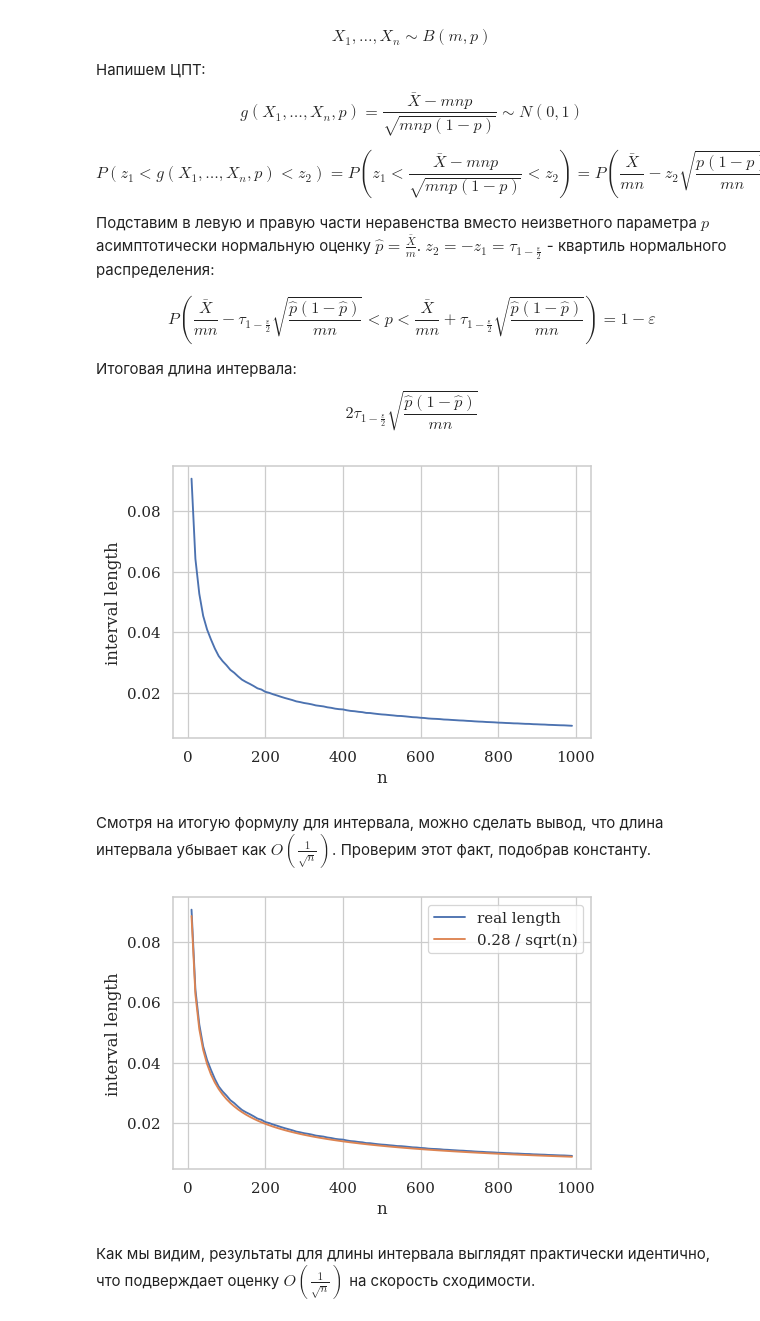
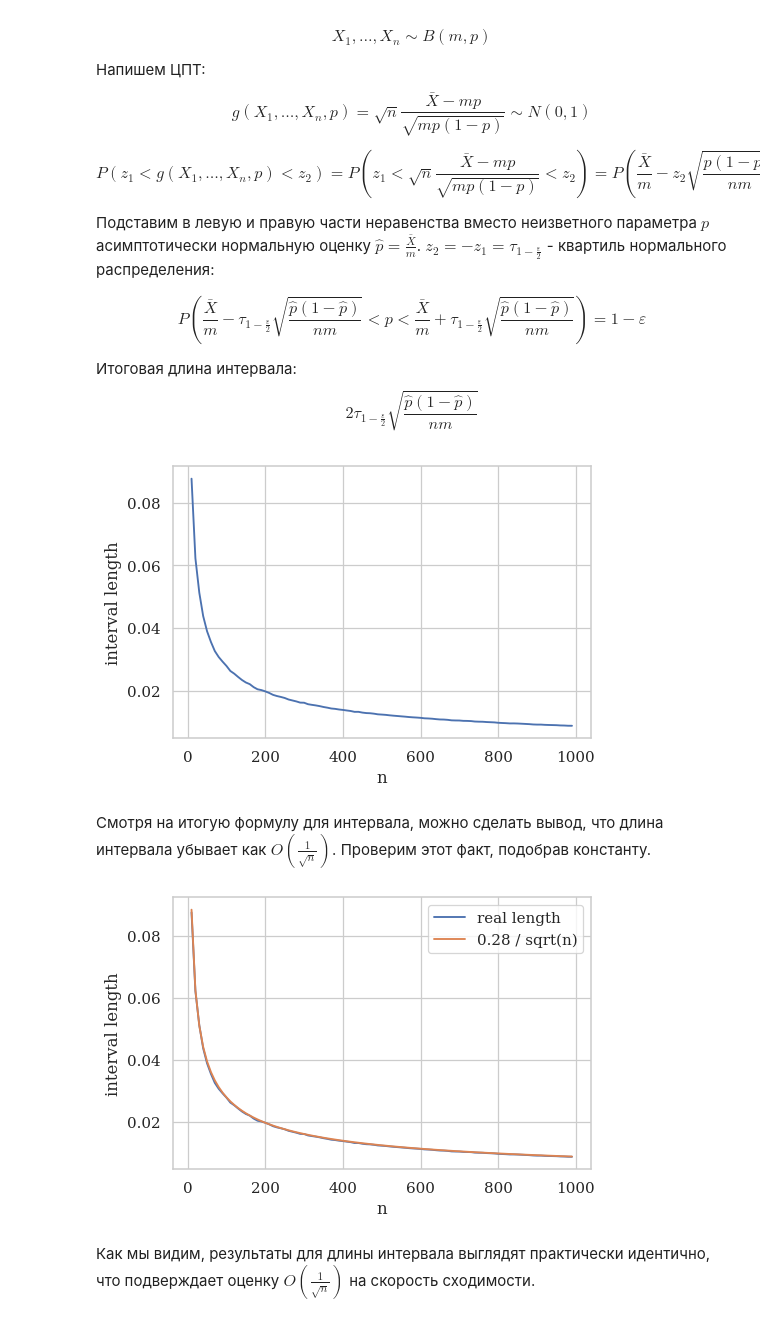
Before and after one commit to oxygen311/Statistics_MHW, a Jupyter notebook: HW1/Task3.ipynb, the cells around one changed output. Drawn from its saved outputs; the diff is of its cells as text; code cells hidden in the pictures.

```diff
--- a/HW1/Task3.ipynb
+++ b/HW1/Task3.ipynb
@@ -11,39 +11,44 @@ sns.set(style="whitegrid", font="serif", font_scale=1.1)
 $$X_1, \ldots, X_n \sim B(m, p)$$
 
 Напишем ЦПТ:
-$$g(X_1, \ldots, X_n, p) = \frac {\bar{X} - mnp} {\sqrt{mnp(1-p)}} \sim N(0,1)$$
+$$g(X_1, \ldots, X_n, p) = \sqrt{n} \frac {\bar{X} - mp} {\sqrt{mp(1-p)}} \sim N(0,1)$$
 
-$$P(z_1 < g(X_1, \ldots, X_n, p) < z_2) = P\left(z_1 < \frac {\bar{X} - mnp} {\sqrt{mnp(1-p)}} < z_2\right)
-= P\left(\frac {\bar{X}} {mn} - z_2 \sqrt{\frac {p(1-p)} {mn}} < p < \frac {\bar{X}} {mn} - z_1 \sqrt{\frac {p(1-p)} mn}\right) = 1 - \varepsilon$$
+$$P(z_1 < g(X_1, \ldots, X_n, p) < z_2) = P\left(z_1 < \sqrt{n} \frac {\bar{X} - mp} {\sqrt{mp(1-p)}} < z_2\right)
+= P\left(\frac {\bar{X}} {m} - z_2 \sqrt{\frac {p(1-p)} {nm}} < p < \frac {\bar{X}} {m} - z_1 \sqrt{\frac {p(1-p)} {nm}}\right) = 1 - \varepsilon$$
 
 Подставим в левую и правую части неравенства вместо неизветного параметра $p$ асимптотически нормальную оценку $\hat{p} = \frac {\bar{X}} m$. $z_2 = - z_1 = \tau_{1 - \frac \varepsilon 2}$ - квартиль нормального распределения:
 
-$$P\left(\frac {\bar{X}} {mn} - \tau_{1 - \frac \varepsilon 2} \sqrt{\frac {\hat{p}(1-\hat{p})} {mn}} < p < \frac {\bar{X}} {mn} + \tau_{1 - \frac \varepsilon 2} \sqrt{\frac {\hat{p}(1-\hat{p})} {mn}}\right) = 1 - \varepsilon$$
+$$P\left(\frac {\bar{X}} {m} - \tau_{1 - \frac \varepsilon 2} \sqrt{\frac {\hat{p}(1-\hat{p})} {nm}} < p < \frac {\bar{X}} {m} + \tau_{1 - \frac \varepsilon 2} \sqrt{\frac {\hat{p}(1-\hat{p})} {nm}}\right) = 1 - \varepsilon$$
 
 Итоговая длина интервала:
-$$2 \tau_{1 - \frac \varepsilon 2} \sqrt{\frac {\hat{p}(1-\hat{p})} {mn}}$$
+$$2 \tau_{1 - \frac \varepsilon 2} \sqrt{\frac {\hat{p}(1-\hat{p})} {nm}}$$
 # %%
+def interval(xs, n, m, eps=0.05):
+    p_hat = xs.mean() / m
+    length_2 = norm.ppf(1 - eps/2) * sqrt(p_hat * (1 - p_hat) / (m * n))
+    return p_hat - length_2, p_hat + length_2
+
 def interval_length(xs, n, m, eps=0.05):
-    p_hat = xs.mean() / m
-    return 2 * norm.ppf(1 - eps/2) * sqrt(p_hat * (1 - p_hat) / (m * n))
+    p_1, p_2 = interval(xs, n, m, eps)
+    return p_2 - p_1
 # %%
 m = 42
 p = 0.3
 
 ns = list(range(10, 1000, 10))
 
 ls = []
 for n in ns:
-    xs = np.random.binomial(50, p, n)
+    xs = np.random.binomial(m, p, n)
     ls.append(interval_length(xs, n, m))
 
 plt.rcParams['figure.dpi'] = 90
 plt.plot(ns, ls)
 plt.xlabel('n')
 plt.ylabel('interval length')
 plt.show()
 # %% [output]
-[figure, old version]
+[figure, new version]
 # %% [markdown]
 Смотря на итогую формулу для интервала, можно сделать вывод, что длина интервала убывает как $O(\frac 1 {\sqrt n})$.
 Проверим этот факт, подобрав константу.
@@ -58,6 +63,6 @@ plt.ylabel('interval length')
 plt.legend()
 plt.show()
 # %% [output]
-[figure, old version]
+[figure, new version]
 # %% [markdown]
 Как мы видим, результаты для длины интервала выглядят практически идентично, что подверждает оценку $O(\frac 1 {\sqrt n})$ на скорость сходимости.
```
Also changed, not shown: parts of 3 cells of this notebook.
